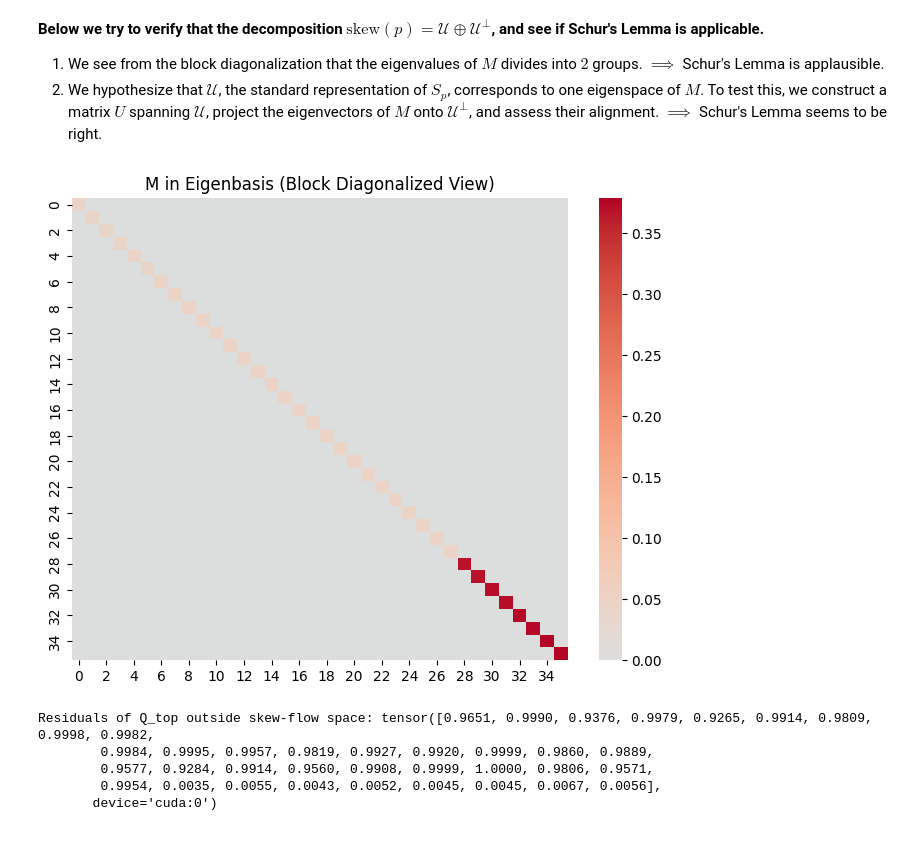
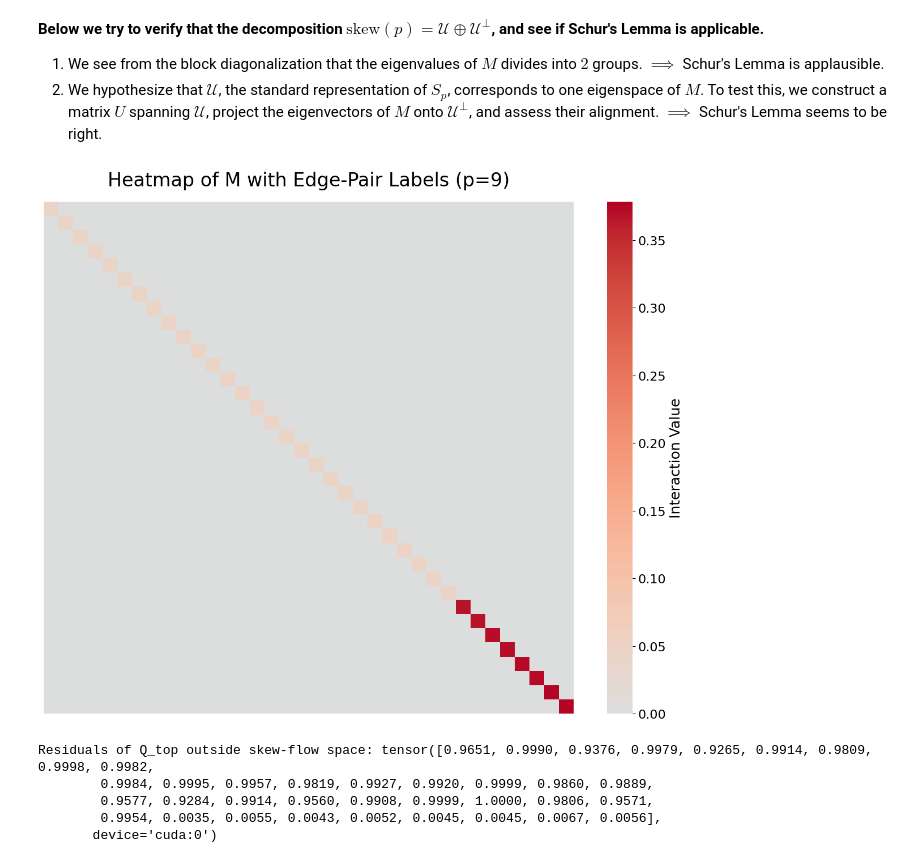
Before and after one commit to Shiwen-Yang/SCOPE, a Jupyter notebook: R_Hess_properties.ipynb, the cells around one changed output. Cells and saved outputs as stored; diff of their text form; code cells hidden in the pictures.

```diff
--- a/R_Hess_properties.ipynb
+++ b/R_Hess_properties.ipynb
@@ -125,21 +95,18 @@ def construct_node_flow_matrix(p):
 # %%
 M_block, Q, eigvals = block_diagonalize(M, num_top=p)  # p = the number of large-eigenvalue modes
 
-plt.figure(figsize=(8, 6))
-sns.heatmap(M_block.cpu().numpy(), cmap='coolwarm', center=0)
-plt.title("M in Eigenbasis (Block Diagonalized View)")
-plt.show()
+DR.plot_M_heatmap(M_block, False)
 
 
 U = construct_node_flow_matrix(p-1)[0]
 P_orth, _ = torch.linalg.qr(U)  # Q ∈ R^{binom(p,2) × p}, orthonormal columns
 P = (P_orth @ P_orth.T).to("cuda")  # projection onto the column space of Q = U
 # Q_top = Q[:, -(p-2):]  # shape: [dim, num_top]
 Q_top = Q
 residuals = torch.norm((torch.eye(P.shape[0], device=P.device) - P) @ Q_top, dim=0)
 print("Residuals of Q_top outside skew-flow space:", residuals)
 # %% [output]
-[figure, old version]
+[figure, new version]
 Residuals of Q_top outside skew-flow space: tensor([0.9651, 0.9990, 0.9376, 0.9979, 0.9265, 0.9914, 0.9809, 0.9998, 0.9982,
         0.9984, 0.9995, 0.9957, 0.9819, 0.9927, 0.9920, 0.9999, 0.9860, 0.9889,
         0.9577, 0.9284, 0.9914, 0.9560, 0.9908, 0.9999, 1.0000, 0.9806, 0.9571,
```
Also changed, not shown: parts of 14 cells of this notebook, 1 other file.
